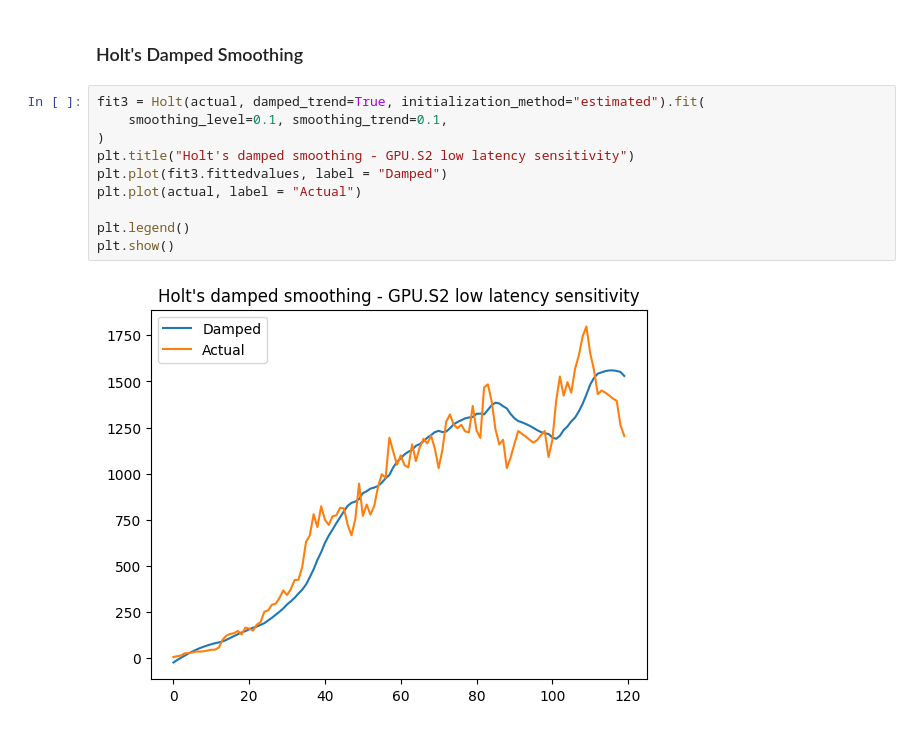
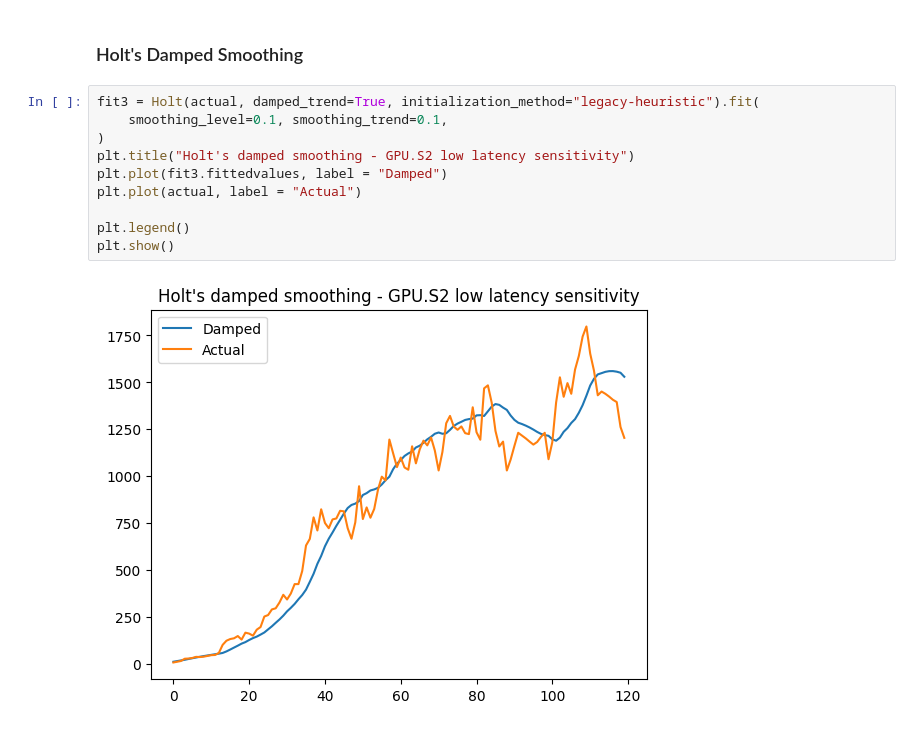
Before and after one commit to steven-0003/huawei-ireland-tech-arena-2024, a Jupyter notebook: experiments/predict_demand.ipynb, the cells around one changed output. Cells and saved outputs as stored; diff of their text form.

```diff
--- a/experiments/predict_demand.ipynb
+++ b/experiments/predict_demand.ipynb
@@ -50,14 +49,14 @@ plt.show()
 # %% [markdown]
 ### Holt's Damped Smoothing ###
 # %%
-fit3 = Holt(actual, damped_trend=True, initialization_method="estimated").fit(
+fit3 = Holt(actual, damped_trend=True, initialization_method="legacy-heuristic").fit(
     smoothing_level=0.1, smoothing_trend=0.1,
 )
 plt.title("Holt's damped smoothing - GPU.S2 low latency sensitivity")
 plt.plot(fit3.fittedvalues, label = "Damped")
 plt.plot(actual, label = "Actual")
 
 plt.legend()
 plt.show()
 # %% [output]
-[figure, old version]
+[figure, new version]
```
Also changed, not shown: parts of 1 cell of this notebook, 2 other files.
